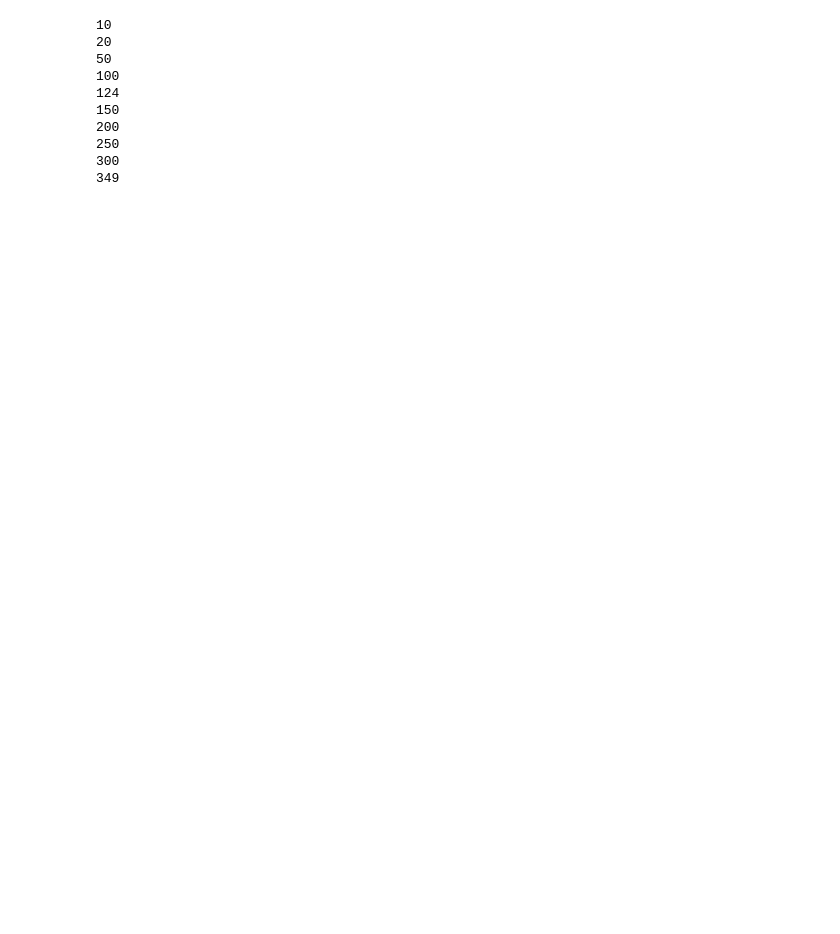
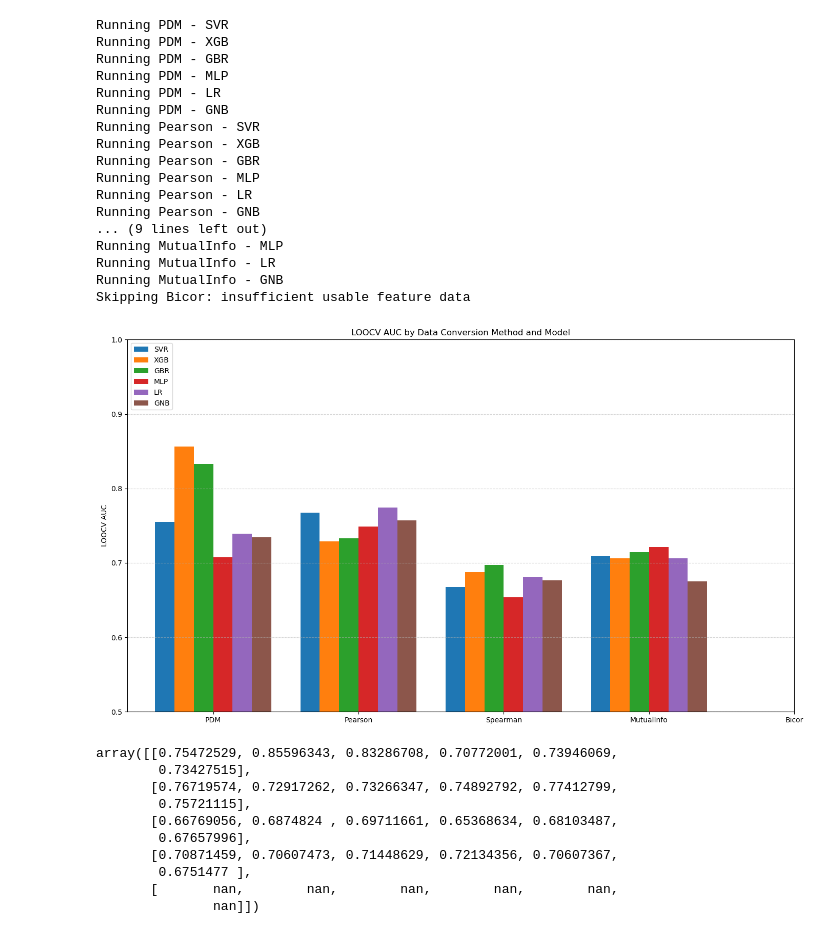
Before and after one commit to justinx1229/pdm_learn, a Jupyter notebook: notebooks/oncogene/Machine Learning.ipynb, the cells around one changed output. Cells and saved outputs as stored; diff of their text form; code cells hidden in the pictures; blank space fills up the shorter version.

Commit message:
updates to oncogene evaluation

```diff
--- a/notebooks/oncogene/Machine Learning.ipynb
+++ b/notebooks/oncogene/Machine Learning.ipynb
@@ -140,0 +30,11 @@ pd.Series(graphs).to_csv(r"C:\Users\justi\Coding\Coding_Project\Han Xu\Trimmed d
+# %%
+data_dict, input_data = load_oncogene_feature_sets(DATA_DIR)
+positive, negative = data_dict["PDM"]
+
+pd.DataFrame(
+    {
+        "dataset": list(data_dict.keys()),
+        "positive_genes": [len(value[0]) for value in data_dict.values()],
+        "negative_genes": [len(value[1]) for value in data_dict.values()],
+    }
+)
@@ -140,0 +58,5 @@ pd.Series(graphs).to_csv(r"C:\Users\justi\Coding\Coding_Project\Han Xu\Trimmed d
+# %%
+MODEL_LIST = ("SVR", "XGB", "GBR", "MLP", "LR", "GNB")
+DEFAULT_MODEL = "XGB"
+
+MODEL_LIST
@@ -140,0 +92,35 @@ pd.Series(graphs).to_csv(r"C:\Users\justi\Coding\Coding_Project\Han Xu\Trimmed d
+# %%
+LOOCV_grouped_plot(
+    data_dict,
+    5,
+    models=MODEL_LIST,
+)
+# %% [output]
+Running PDM - SVR
+Running PDM - XGB
+Running PDM - GBR
+Running PDM - MLP
+Running PDM - LR
+Running PDM - GNB
+Running Pearson - SVR
+Running Pearson - XGB
+Running Pearson - GBR
+Running Pearson - MLP
+Running Pearson - LR
+Running Pearson - GNB
+... (9 lines left out)
+Running MutualInfo - MLP
+Running MutualInfo - LR
+Running MutualInfo - GNB
+Skipping Bicor: insufficient usable feature data
+[figure, added]
+array([[0.75472529, 0.85596343, 0.83286708, 0.70772001, 0.73946069,
+        0.73427515],
+       [0.76719574, 0.72917262, 0.73266347, 0.74892792, 0.77412799,
+        0.75721115],
+       [0.66769056, 0.6874824 , 0.69711661, 0.65368634, 0.68103487,
+        0.67657996],
+       [0.70871459, 0.70607473, 0.71448629, 0.72134356, 0.70607367,
+        0.6751477 ],
+       [       nan,        nan,        nan,        nan,        nan,
+               nan]])
@@ -141,15 +157,17 @@ pd.Series(graphs).to_csv(r"C:\Users\justi\Coding\Coding_Project\Han Xu\Trimmed d
 # %%
 feature_arr = [10, 20, 50, 100, 124, 150, 200, 250, 300, 349]
-areas = area_table(positive.iloc[:,1:-1].values, negative.iloc[:,1:-1].values, 20,
-                       model='GBR', feat_arr=feature_arr)
+areas = area_table(
+    positive.iloc[:, 1:].to_numpy(),
+    negative.iloc[:, 1:].to_numpy(),
+    20,
+    model=DEFAULT_MODEL,
+    feat_arr=feature_arr,
+)
+
+plt.figure(figsize=(8, 4))
+plt.plot(feature_arr, areas, marker="o")
+plt.title("PDM Feature Sweep")
+plt.xlabel("Selected Features")
+plt.ylabel("LOOCV Area")
+plt.tight_layout()
+plt.show()
-# %% [output]
-10
-20
-50
-100
-124
-150
-200
-250
-300
-349
```
Also changed, not shown: parts of 24 cells of this notebook, 8 other files.
